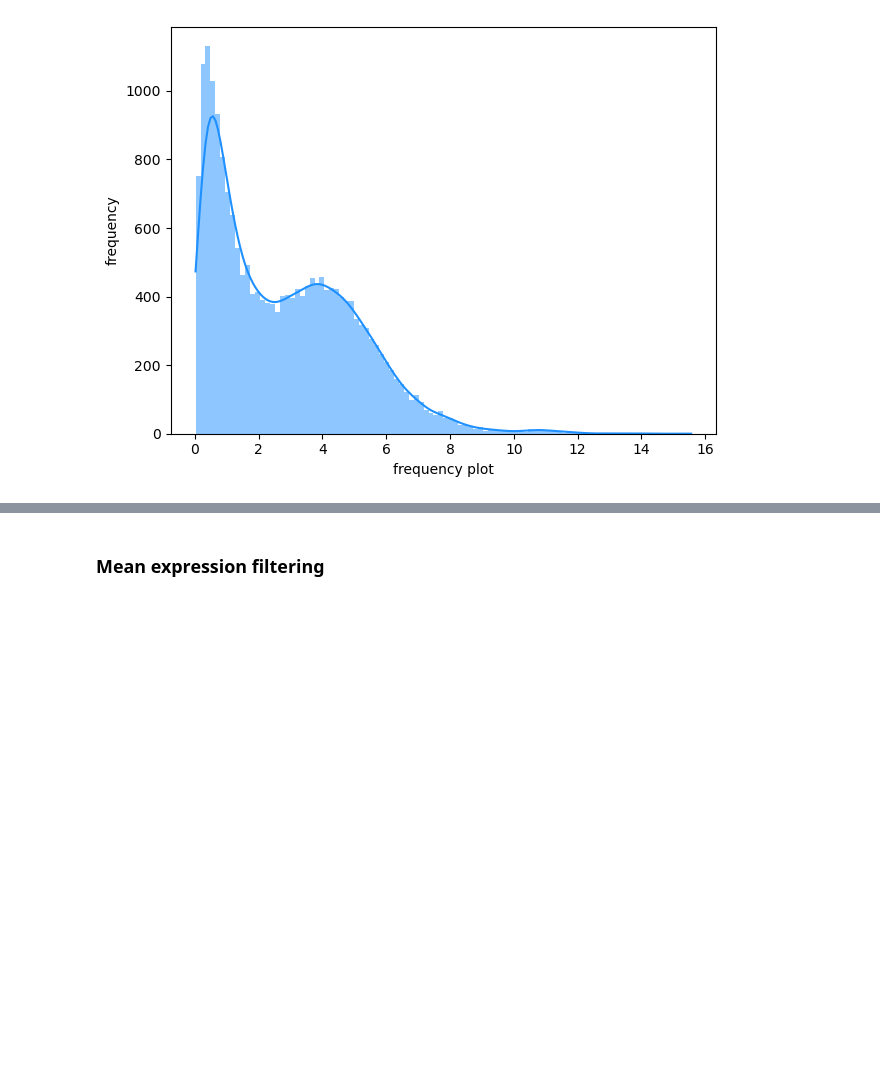
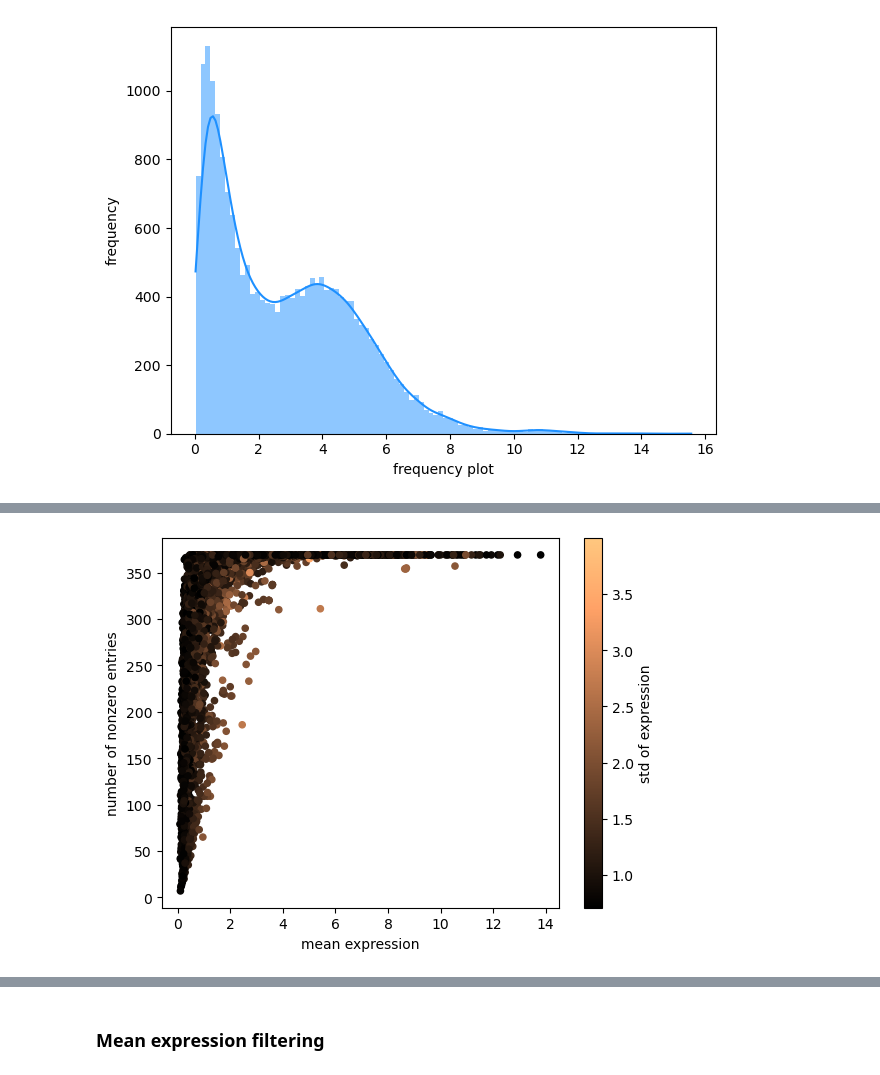
Before and after one commit to flaviocaroli/Cancer-Protein-RNA-research, a Jupyter notebook: 01. pre-processing/02. filtering_matched.ipynb, the cells around one changed output, grey strips where cells are left out. Cells and saved outputs as stored; diff of their text form; code cells hidden in the pictures; blank space fills up the shorter version.

```diff
--- a/01. pre-processing/02. filtering_matched.ipynb
+++ b/01. pre-processing/02. filtering_matched.ipynb
@@ -312,0 +368,18 @@ plot_freq(transcriptomics.mean()[(transcriptomics != 0).sum() > 300],
+# %%
+x = transcriptomics_var_filtered.mean()
+z = transcriptomics_var_filtered.std()
+y = (transcriptomics_var_filtered != 0).sum()
+
+plt.scatter(x, y, c=z, cmap='copper', s=20, alpha=1)
+
+# Add color bar to show the mapping of z to colors
+plt.colorbar(label='std of expression')
+
+# Add labels and a title
+plt.xlabel('mean expression')
+plt.ylabel('number of nonzero entries')
+
+# Show the plot
+plt.show()
+# %% [output]
+[figure, added]
```
Also changed, not shown: parts of 35 cells of this notebook.
